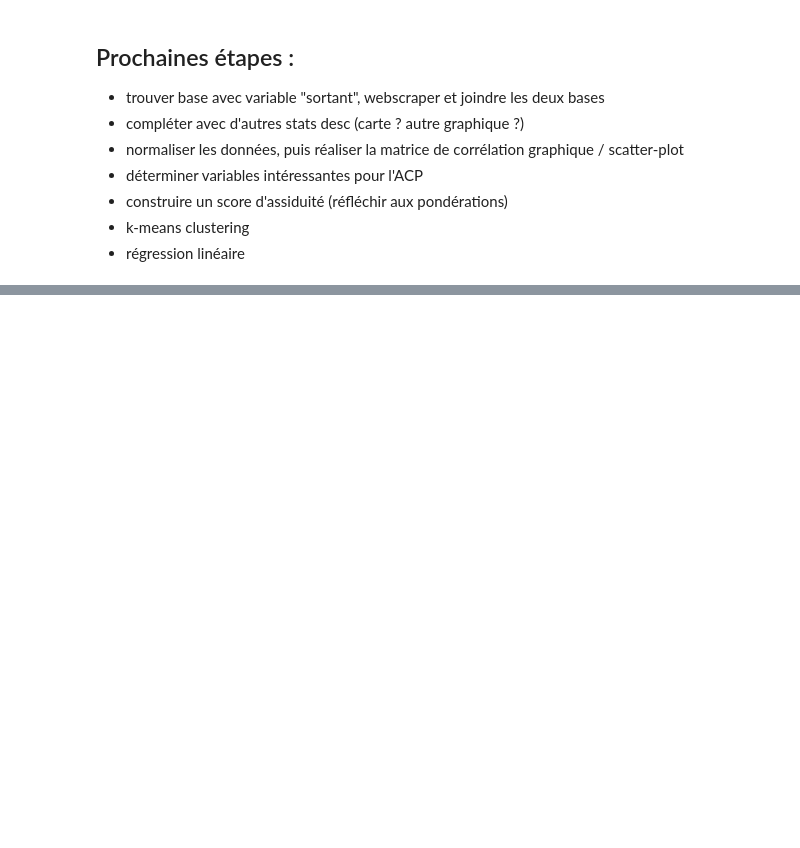
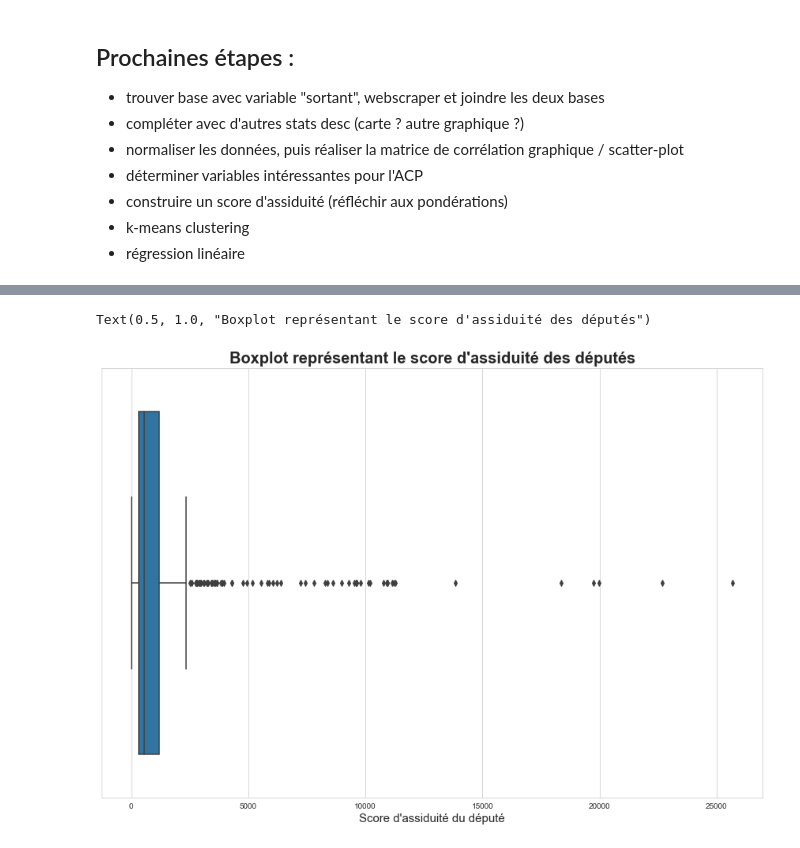
Before and after one commit to APlamont/AssemblyAttendance, a Jupyter notebook: Code/Projet Python pour le Data Scientist.ipynb, the cells around one changed output, grey strips where cells are left out. Cells and saved outputs as stored; diff of their text form; code cells hidden in the pictures; blank space fills up the shorter version.

Commit message:
Proposition de score d'assiduité

```diff
--- a/Code/Projet Python pour le Data Scientist.ipynb
+++ b/Code/Projet Python pour le Data Scientist.ipynb
@@ -158,0 +186,3 @@ L'observation de ces boîtes à moustaches donne à voir quelques premières ten
+# %%
+df_new['score_presence'] = 3*df_new['semaines_presence'] + 2*df_new['commission_presences']
+df_new['score_presence'].describe()
@@ -158,0 +199,3 @@ L'observation de ces boîtes à moustaches donne à voir quelques premières ten
+# %%
+df_new['score_participation'] = 2*df_new['commission_interventions'] + df_new['hemicycle_interventions'] + 3*df_new['hemicycle_interventions_courtes'] + 3*df_new['questions_ecrites'] + 10*df_new['questions_orales']
+df_new['score_participation'].describe()
@@ -158,0 +212,3 @@ L'observation de ces boîtes à moustaches donne à voir quelques premières ten
+# %%
+df_new['score_proposition'] = 3*(100*df_new['rapports'] + 100*df_new['propositions_ecrites'] + df_new['amendements_proposes'])
+df_new['score_proposition'].describe()
@@ -158,0 +225,3 @@ L'observation de ces boîtes à moustaches donne à voir quelques premières ten
+# %%
+df_new['score_assiduite'] = df_new['score_presence'] + df_new['score_participation'] + df_new['score_proposition']
+df_new['score_assiduite'].describe()
@@ -158,0 +238,10 @@ L'observation de ces boîtes à moustaches donne à voir quelques premières ten
+# %%
+plt.figure(figsize=(15,10))
+sns.set_style("whitegrid")
+ax = sns.boxplot(x=df_new["score_assiduite"])
+plt.xlabel("Score d'assiduité du député",size=15)
+plt.title("Boxplot représentant le score d'assiduité des députés",size=20,fontweight='bold')
+# Bcp de valeurs extrêmes : quelques députés se démarquent fortement par une activité très élevée, notamment en matière d'interventions dans l'hémicycle
+# %% [output]
+Text(0.5, 1.0, "Boxplot représentant le score d'assiduité des députés")
+[figure, added]
```
Also changed, not shown: parts of 7 cells of this notebook.
